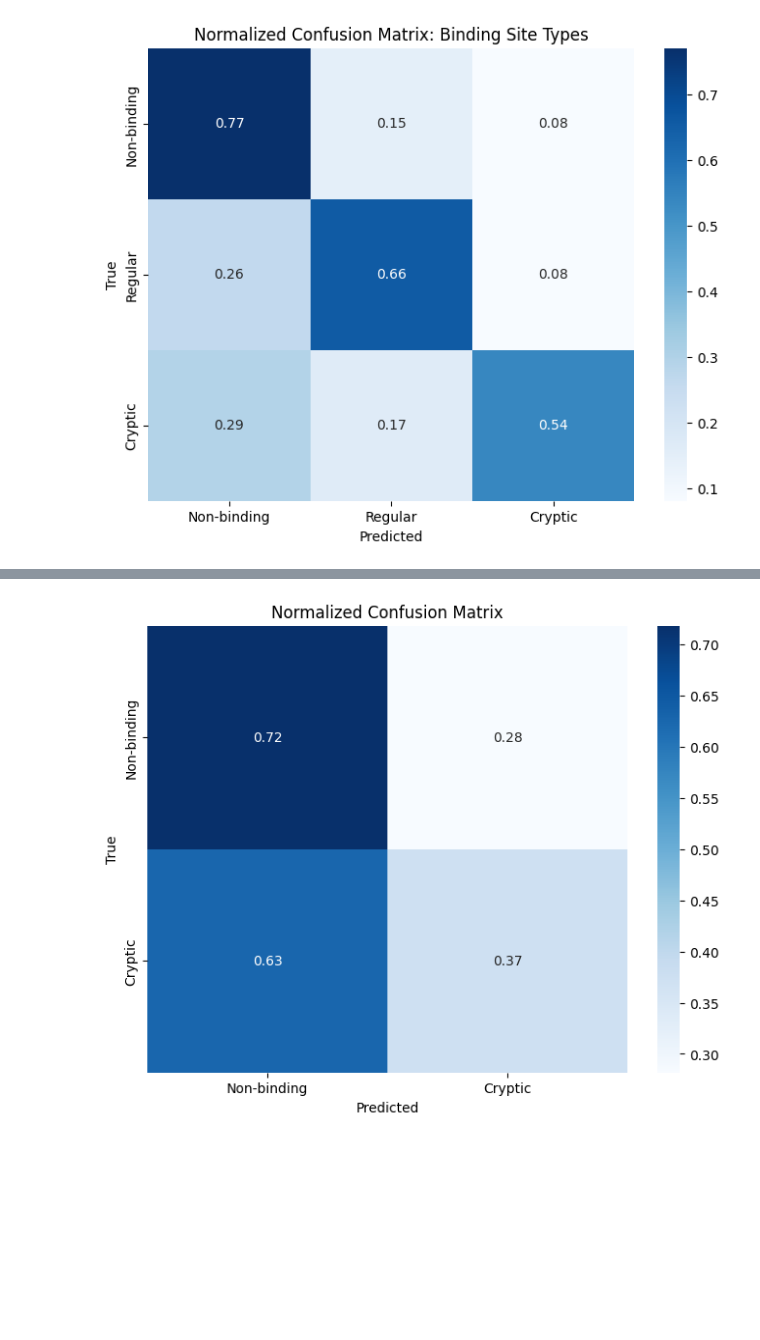
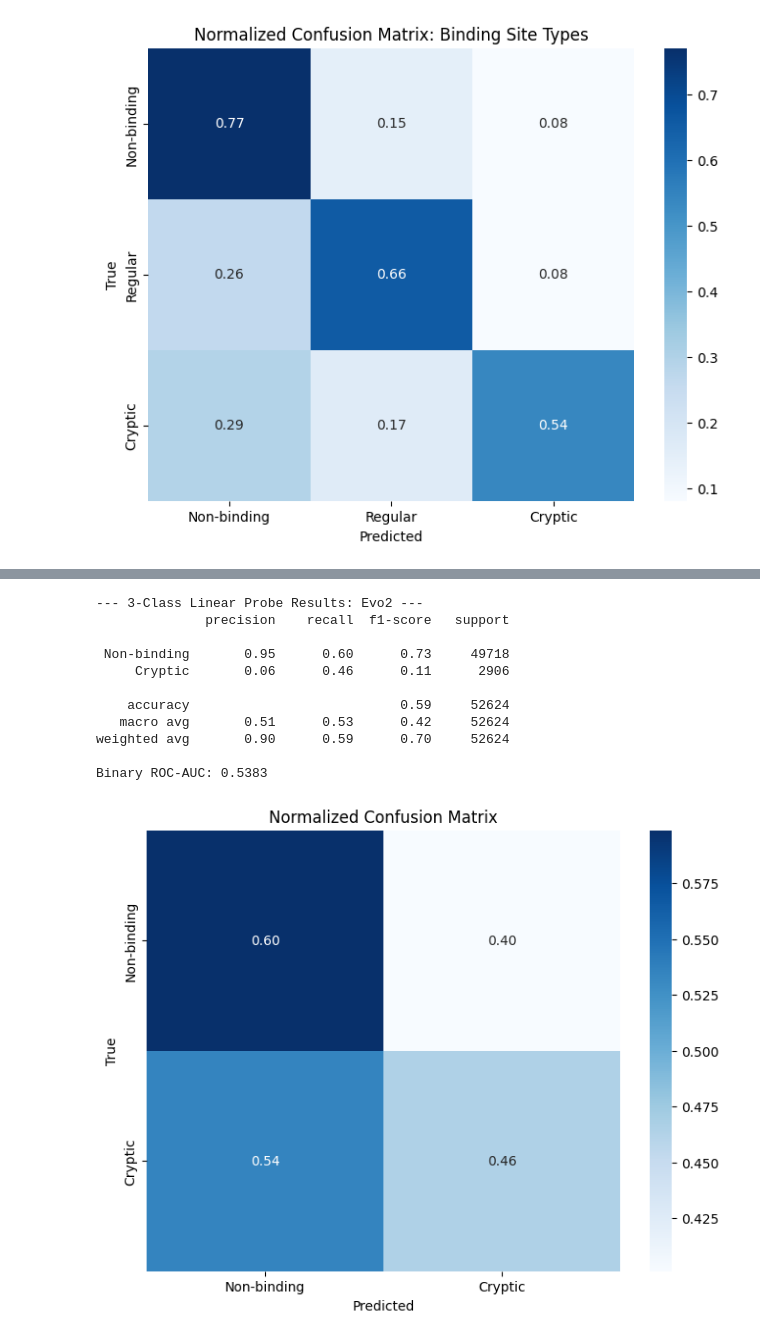
Before and after one commit to skrhakv/EmmaEmb, a Jupyter notebook: analysis/linear-probing.ipynb, the cells around one changed output, grey strips where cells are left out. Drawn from its saved outputs; the diff is of its cells as text; code cells hidden in the pictures; blank space fills up the shorter version.

Commit message:
linear probing for Evo2 and compare with ESM1/ESM2

```diff
--- a/analysis/linear-probing.ipynb
+++ b/analysis/linear-probing.ipynb
@@ -287,51 +224,7 @@ Embeddings have 4096 features each.
 # %%
-# 1. Prepare your data
-# X: Your raw embeddings (Shape: [n_residues, embedding_dim])
-# y: Your labels (0 for non-binding, 1 for binding)
-X = embeddings[embeddings_name]
-y = emma.metadata["binding_site"].apply(lambda x: 1 if x == 'BINDING' else 0).values
+emb_spaces = [("Evo2", "/media/drive2/vkrhk/embeddings/genes")]
+datasets = ['cryptobench-with-sequence.csv']
 
-# 2. Split with stratification (crucial for rare classes like 'cryptic')
-X_train, X_test, y_train, y_test = train_test_split(
-    X, y, test_size=0.2, stratify=y, random_state=42
-)
-
-# 3. Scaling
-scaler = StandardScaler()
-X_train_scaled = scaler.fit_transform(X_train)
-X_test_scaled = scaler.transform(X_test)
-
-# 4. Multiclass Linear Probe
-# multi_class='multinomial' uses the cross-entropy loss (softmax)
-probe = LogisticRegression(
-    max_iter=5000,
-    class_weight='balanced',
-    random_state=42
-)
-
-probe.fit(X_train_scaled, y_train)
-
-# 5. Predictions
-y_pred = probe.predict(X_test_scaled)
-y_prob = probe.predict_proba(X_test_scaled) # Returns [n_samples, 3]
-
-# 6. Evaluation
-print(f"--- 3-Class Linear Probe Results: {embeddings_name} ---")
-# Use 'macro' average to give equal weight to the 'Cryptic' class
-print(classification_report(y_test, y_pred, target_names=['Non-binding', 'Cryptic']))
-
-# Binary ROC-AUC
-auc_ovr = roc_auc_score(y_test, y_prob[:, 1]) # Use probabilities for the positive class (index 1)
-print(f"Binary ROC-AUC: {auc_ovr:.4f}")
-
-# 7. Static Visualization: Confusion Matrix
-cm = confusion_matrix(y_test, y_pred, normalize='true') # Normalized by row (true labels)
-plt.figure(figsize=(8, 6))
-sns.heatmap(cm, annot=True, fmt='.2f', cmap='Blues',
-            xticklabels=['Non-binding', 'Cryptic'],
-            yticklabels=['Non-binding', 'Cryptic'])
-plt.xlabel('Predicted')
-plt.ylabel('True')
-plt.title('Normalized Confusion Matrix')
-plt.show()
+emma, embeddings = prepare_data(datasets=datasets, emb_spaces=emb_spaces)
+perform_linear_probing(emma, embeddings)
 # %% [output]
@@ -349,2 +239,13 @@ Binary ROC-AUC: 0.5570
+--- 3-Class Linear Probe Results: Evo2 ---
+              precision    recall  f1-score   support
+
+ Non-binding       0.95      0.60      0.73     49718
+     Cryptic       0.06      0.46      0.11      2906
+
+    accuracy                           0.59     52624
+   macro avg       0.51      0.53      0.42     52624
+weighted avg       0.90      0.59      0.70     52624
+
+Binary ROC-AUC: 0.5383
-[figure, old version]
+[figure, new version]
 # %%
```
Also changed, not shown: parts of 7 cells of this notebook.
